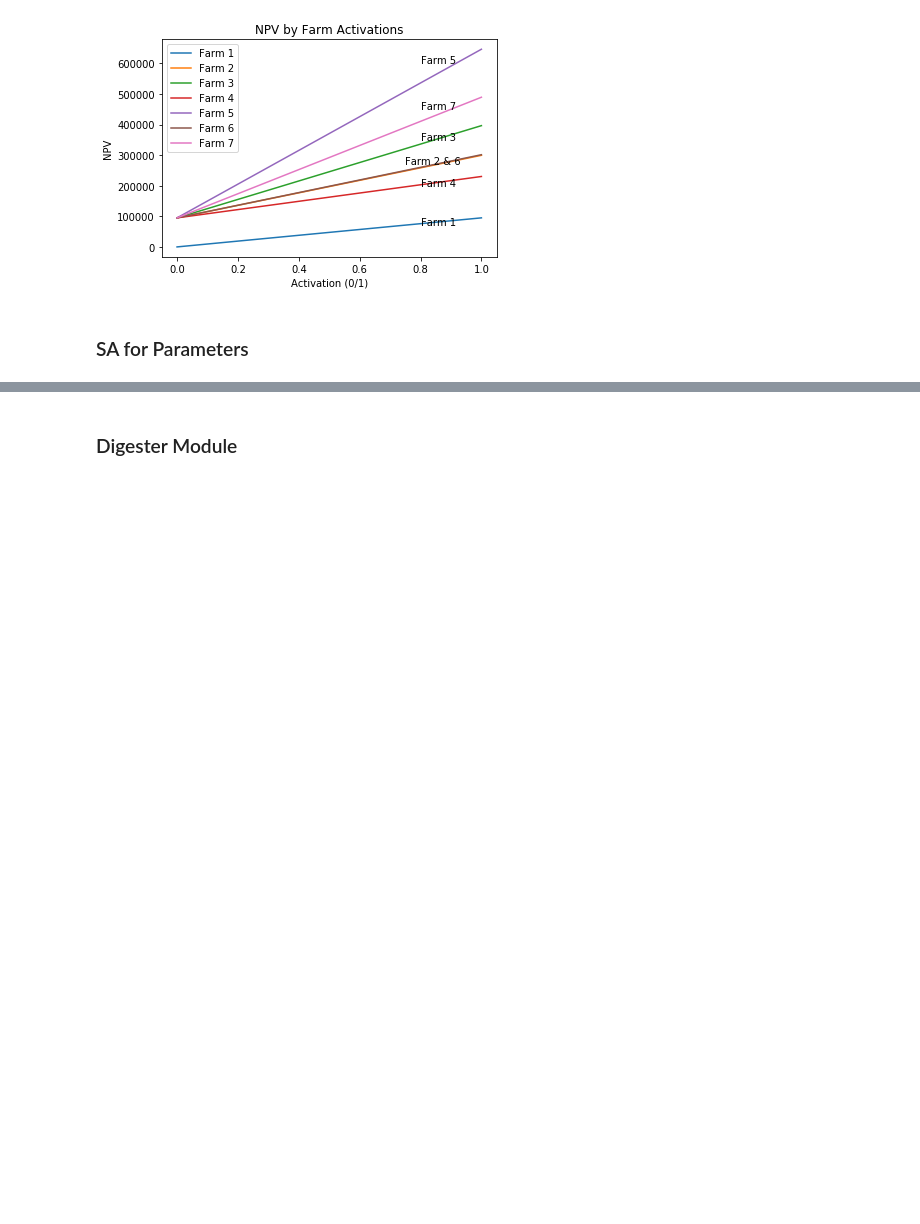
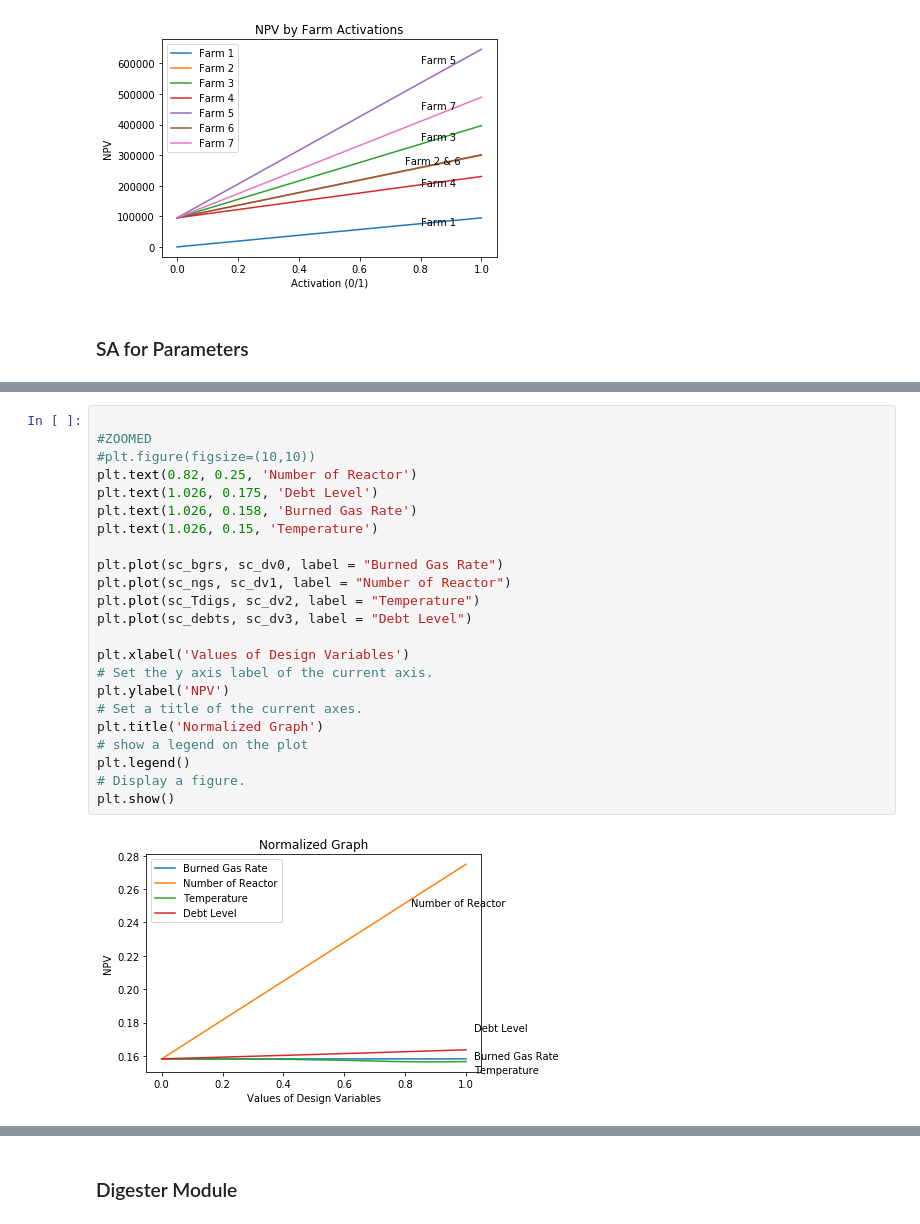
Before and after one commit to imbottlebird/mdo-biogas-project, a Jupyter notebook: sensitivity_analysis.ipynb, the cells around one changed output, grey strips where cells are left out. Drawn from its saved outputs; the diff is of its cells as text; blank space fills up the shorter version.

```diff
--- a/sensitivity_analysis.ipynb
+++ b/sensitivity_analysis.ipynb
@@ -483,0 +606,25 @@ returned NPV for the cost of transport [94952.2243373749, 94952.2243373749, 9495
+# %%
+
+#ZOOMED
+#plt.figure(figsize=(10,10))
+plt.text(0.82, 0.25, 'Number of Reactor')
+plt.text(1.026, 0.175, 'Debt Level')
+plt.text(1.026, 0.158, 'Burned Gas Rate')
+plt.text(1.026, 0.15, 'Temperature')
+
+plt.plot(sc_bgrs, sc_dv0, label = "Burned Gas Rate")
+plt.plot(sc_ngs, sc_dv1, label = "Number of Reactor")
+plt.plot(sc_Tdigs, sc_dv2, label = "Temperature")
+plt.plot(sc_debts, sc_dv3, label = "Debt Level")
+
+plt.xlabel('Values of Design Variables')
+# Set the y axis label of the current axis.
+plt.ylabel('NPV')
+# Set a title of the current axes.
+plt.title('Normalized Graph')
+# show a legend on the plot
+plt.legend()
+# Display a figure.
+plt.show()
+# %% [output]
+[figure, added]
```
Also changed, not shown: parts of 12 cells of this notebook.
